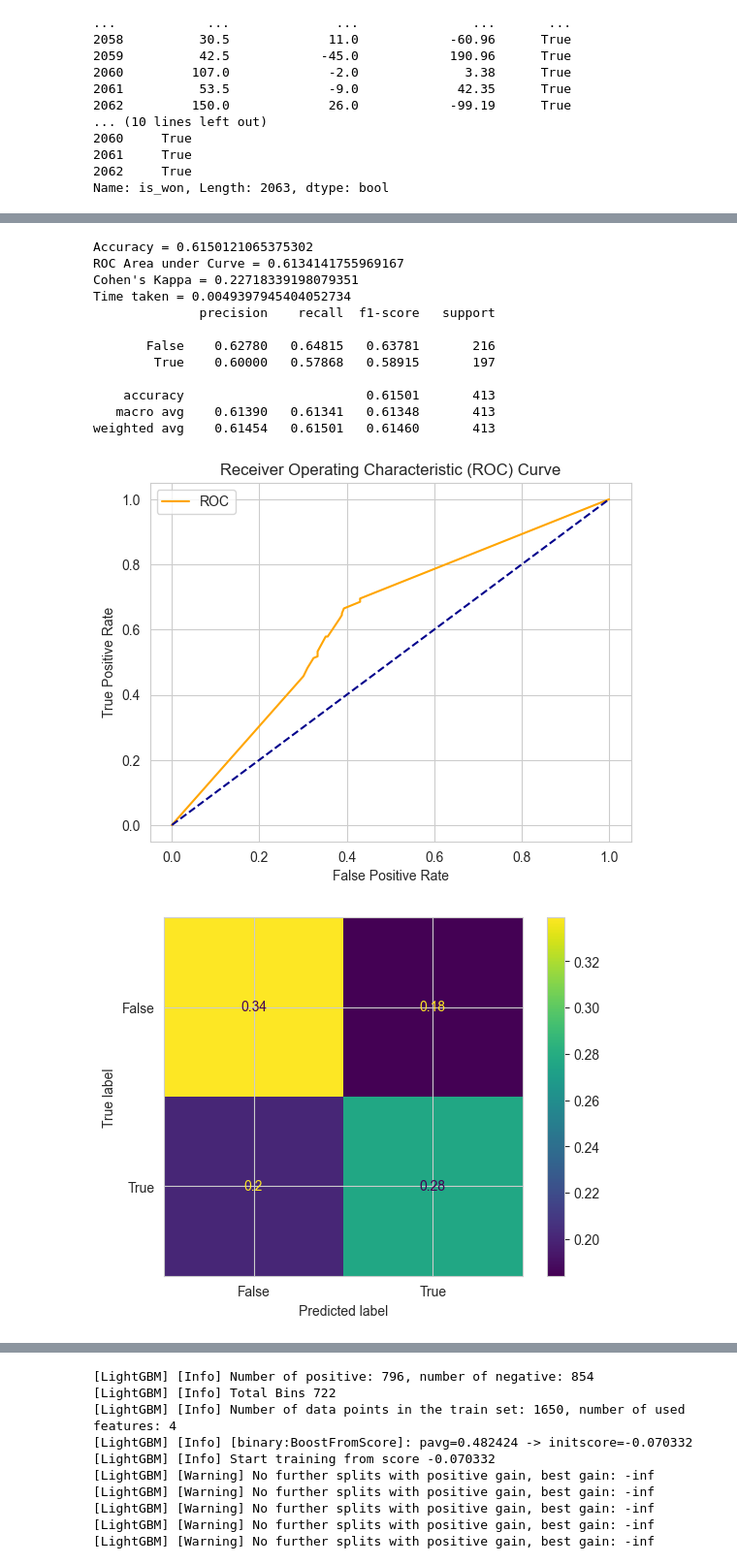
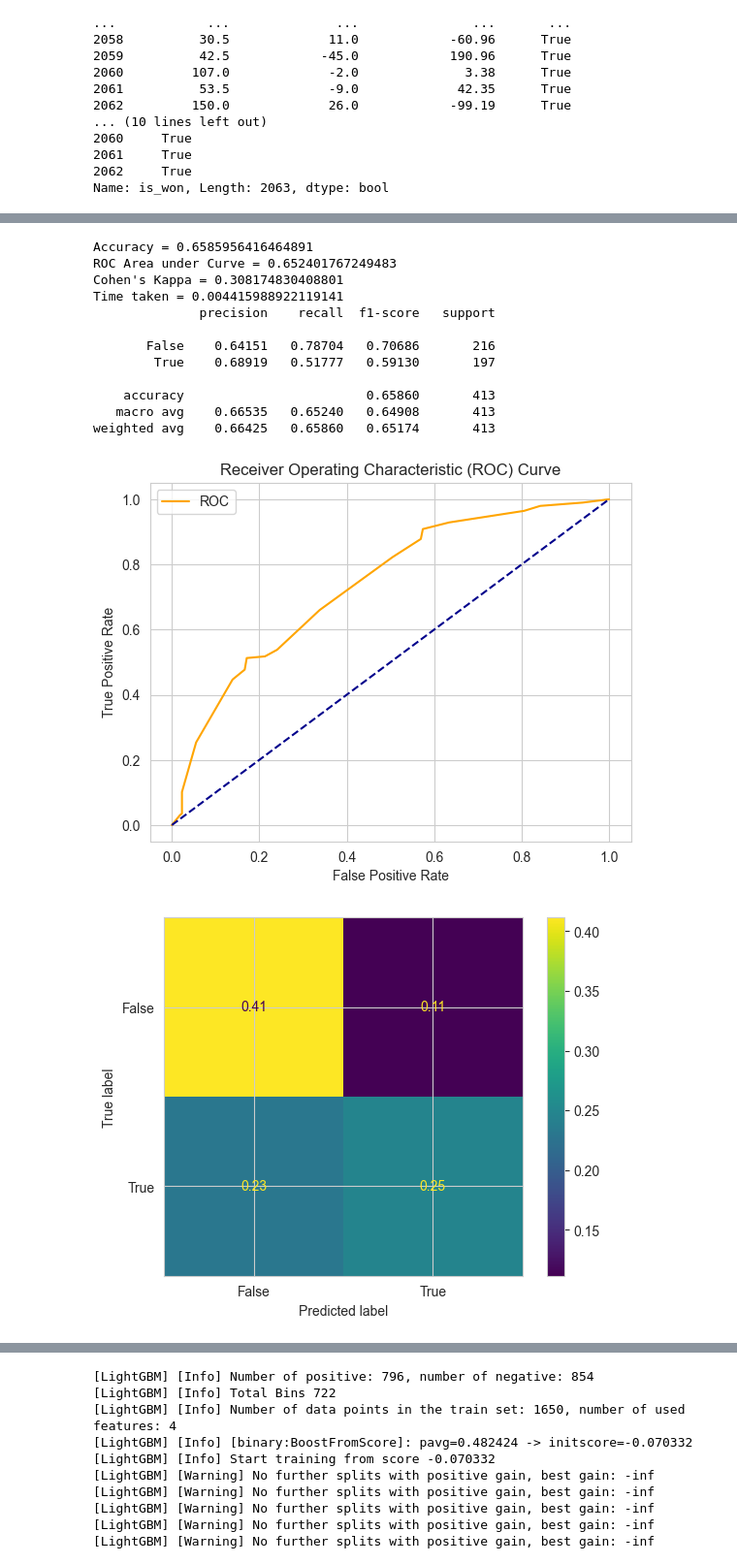
Before and after one commit to drinkincode/worldcup_predic_ml, a Jupyter notebook: worldcup_predic_notebook.ipynb, the cells around one changed output, grey strips where cells are left out. Shown at 97% size. Saved outputs shown, nothing was run; the diff lists cells and outputs as text; code cells hidden in the pictures.

```diff
--- a/worldcup_predic_notebook.ipynb
+++ b/worldcup_predic_notebook.ipynb
@@ -342,7 +342,7 @@ def run_model(model, X_train, y_train, X_test, y_test, verbose=True):
     prob_test = model.predict(X_test)
     probs = probs[:, 1]
     fper, tper, thresholds = roc_curve(y_test, probs)
-    plot_roc_cur(fper, tper)\
+    plot_roc_cur(fper, tper)
 
     cm = confusion_matrix(y_test, prob_test, labels=model.classes_)
     # disp = ConfusionMatrixDisplay(confusion_matrix=cm, display_labels=model.classes_)
@@ -350,6 +350,21 @@ def run_model(model, X_train, y_train, X_test, y_test, verbose=True):
     # disp.plot()
     plt.show()
     return model, accuracy, roc_auc, coh_kap, time_taken
+
+def run_model_no_plot(model, X_train, y_train, X_test, y_test, verbose=True):
+    t0=time.time()
+    if verbose == False:
+        model.fit(X_train,y_train, verbose=0)
+    else:
+        model.fit(X_train,y_train)
+    y_pred = model.predict(X_test)
+    accuracy = accuracy_score(y_test, y_pred)
+    roc_auc = roc_auc_score(y_test, y_pred)
+    coh_kap = cohen_kappa_score(y_test, y_pred)
+    time_taken = time.time()-t0
+
+
+    return model, accuracy, roc_auc, coh_kap, time_taken
 # %%
 from sklearn.linear_model import LogisticRegression
 
@@ -375,23 +390,23 @@ ValueError: ConfusionMatrixDisplay.from_estimator only supports classifiers
 # %%
 from sklearn.tree import DecisionTreeClassifier
 
-params_dt = {'max_depth': 16,
-             'max_features': "sqrt"}
+params_dt = {'max_depth': 5,
+             'max_features': "log2"}
 
 model_dt = DecisionTreeClassifier(**params_dt)
 model_dt, accuracy_dt, roc_auc_dt, coh_kap_dt, tt_dt = run_model(model_dt, X_train, y_train, X_test, y_test)
 # %% [output]
-Accuracy = 0.6150121065375302
-ROC Area under Curve = 0.6134141755969167
-Cohen's Kappa = 0.22718339198079351
-Time taken = 0.0049397945404052734
+Accuracy = 0.6585956416464891
+ROC Area under Curve = 0.652401767249483
+Cohen's Kappa = 0.308174830408801
+Time taken = 0.004415988922119141
               precision    recall  f1-score   support
 
-       False    0.62780   0.64815   0.63781       216
-        True    0.60000   0.57868   0.58915       197
+       False    0.64151   0.78704   0.70686       216
+        True    0.68919   0.51777   0.59130       197
 
-    accuracy                        0.61501       413
-   macro avg    0.61390   0.61341   0.61348       413
-weighted avg    0.61454   0.61501   0.61460       413
+    accuracy                        0.65860       413
+   macro avg    0.66535   0.65240   0.64908       413
+weighted avg    0.66425   0.65860   0.65174       413
-[figure, old version]
+[figure, new version]
-[figure, old version]
+[figure, new version]
```
Also changed, not shown: parts of 11 cells of this notebook.
